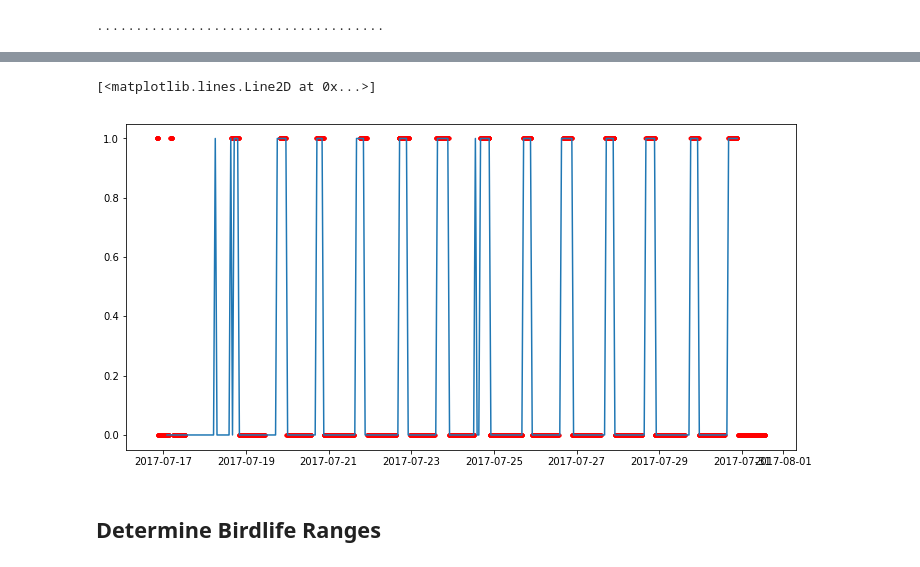
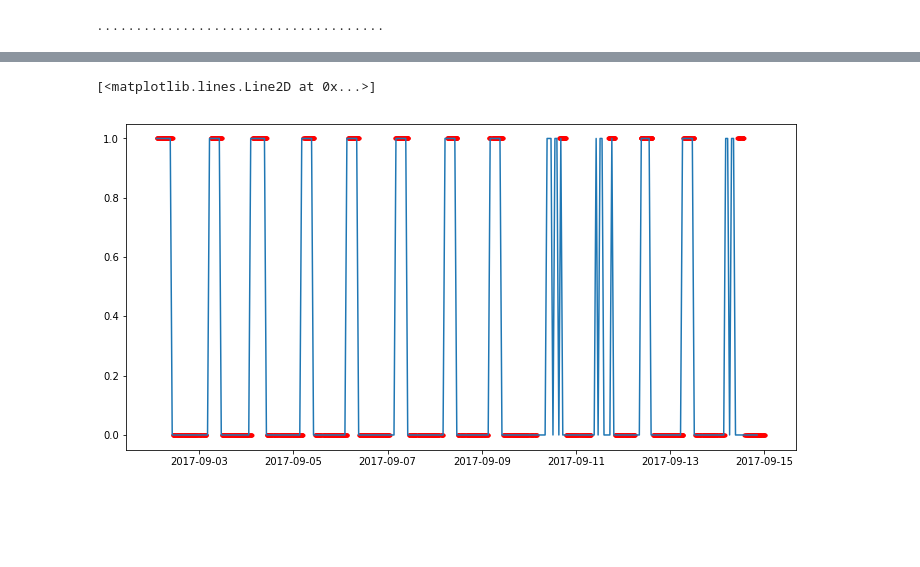
Before and after one commit to GlobalFishingWatch/track-based-models, a Jupyter notebook: longline_model.ipynb, the cells around one changed output, grey strips where cells are left out. Drawn from its saved outputs; the diff is of its cells as text; code cells hidden in the pictures; blank space fills up the shorter version.

```diff
--- a/longline_model.ipynb
+++ b/longline_model.ipynb
@@ -473,4 +144,0 @@ birdlife_ais_data = process_bq_data(birdlife_data_df, birdlife_ranges_df)
-# %%
-import pickle
-with open('birdlife_ais_data.pkl', 'rb') as f:
-    birdlife_ais_data = pickle.load(f)
@@ -522,4 +145,7 @@ def dump_as_csv(obj, path):
 # %% [markdown]
 ## Compare With Original
+# %%
+with open('data/birdlife_ais_data.pkl', 'rb') as f:
+    birdlife_ais_data = pickle.load(f)
 # %%
 def compare(obj, times, predictions):
@@ -553,15 +193,11 @@ def compare(obj, times, predictions):
 # %%
-!python package_ll_sets_prediction.py
-import ll_sets.predict_longline_setting
-import imp, ll_sets.predict_longline_setting, ll_sets.base_model
-import ll_sets.longline_data, ll_sets.predict_longline_setting
-imp.reload(ll_sets.util)
-imp.reload(ll_sets.base_model)
-imp.reload(ll_sets.longline_sets_models)
-imp.reload(ll_sets.predict_longline_setting)
-imp.reload(ll_sets.longline_data)
-imp.reload(ll_sets.predict_longline_setting)
+import imp, track_based_models.longline_sets_models, track_based_models.longline_data
+imp.reload(track_based_models.longline_sets_models)
+imp.reload(track_based_models.longline_data)
+imp.reload(track_based_models.predict_longline_setting)
+from track_based_models.longline_sets_models import ConvNetModel5
 
+imp.reload(predict_longline_setting)
 
 metrics_list = []
 objs_list = []
@@ -569,20 +205,9 @@ for base_obj in birdlife_ais_data:
     ssvid = base_obj['mmsi']
     t0 = base_obj['timestamps'][0]
     t1 = base_obj['timestamps'][-1]
-#     mask = ((all_features.id == base_obj['mmsi']) &
-#             (all_features.timestamp >= base_obj['timestamps'][0]) &
-#             (all_features.timestamp <= base_obj['timestamps'][-1]))
-#     these_features = all_features[mask]
-#     data = pd.DataFrame({
-#         'timestamp' : these_features.timestamp,
-#         'speed' : these_features.speed_knots,
-#         'course' : these_features.course_degrees,
-#         'lat' : these_features.lat,
-#         'lon' : these_features.lon,
-#         })
-    data = ll_sets.predict_longline_setting.features_to_data(all_features, ssvid, t0, t1)
-    data, times, predictions = ll_sets.predict_longline_setting._predict_ll_setting(
-                                    'gs://machine-learning-dev-ttl-120d/longline_model_precomp.h5', data)
+    data = predict_longline_setting.features_to_data(all_features, ssvid, t0, t1)
+    times, predictions = predict_longline_setting.predict_set_times(
+                                    'gs://machine-learning-dev-ttl-120d/longline_model_v20190612.h5', data)
     orig_obj, orig, metrics = compare(base_obj, times, predictions)
     metrics_list.append(metrics)
     objs_list.append((orig_obj, orig, times, predictions))
@@ -597,15 +222,11 @@ print(len(metrics_list), np.mean([x['F1'] for x in metrics_list]))
 # %%
 from pandas.plotting import register_matplotlib_converters
 register_matplotlib_converters()
 plt.figure(figsize=(12, 6))
-orig_obj, orig, times, predictions = objs_list[-8]
+orig_obj, orig, times, predictions = objs_list[10]
 mask = (orig['fishing'] != 0)
 plt.plot(orig['timestamp'][mask], orig['fishing'][mask] == 1, 'r.')
-# plt.plot(orig['timestamp'], orig['inferred_setting'], 'c')
-# plt.plot(orig['timestamp'], orig['inferred_setting'], '.c')
 plt.plot(times, predictions)
 # %% [output]
 [<matplotlib.lines.Line2D at 0x...>]
-[figure, old version]
+[figure, new version]
-# %% [markdown]
-## Determine Birdlife Ranges
```
Also changed, not shown: parts of 44 cells of this notebook, 4 other files.
